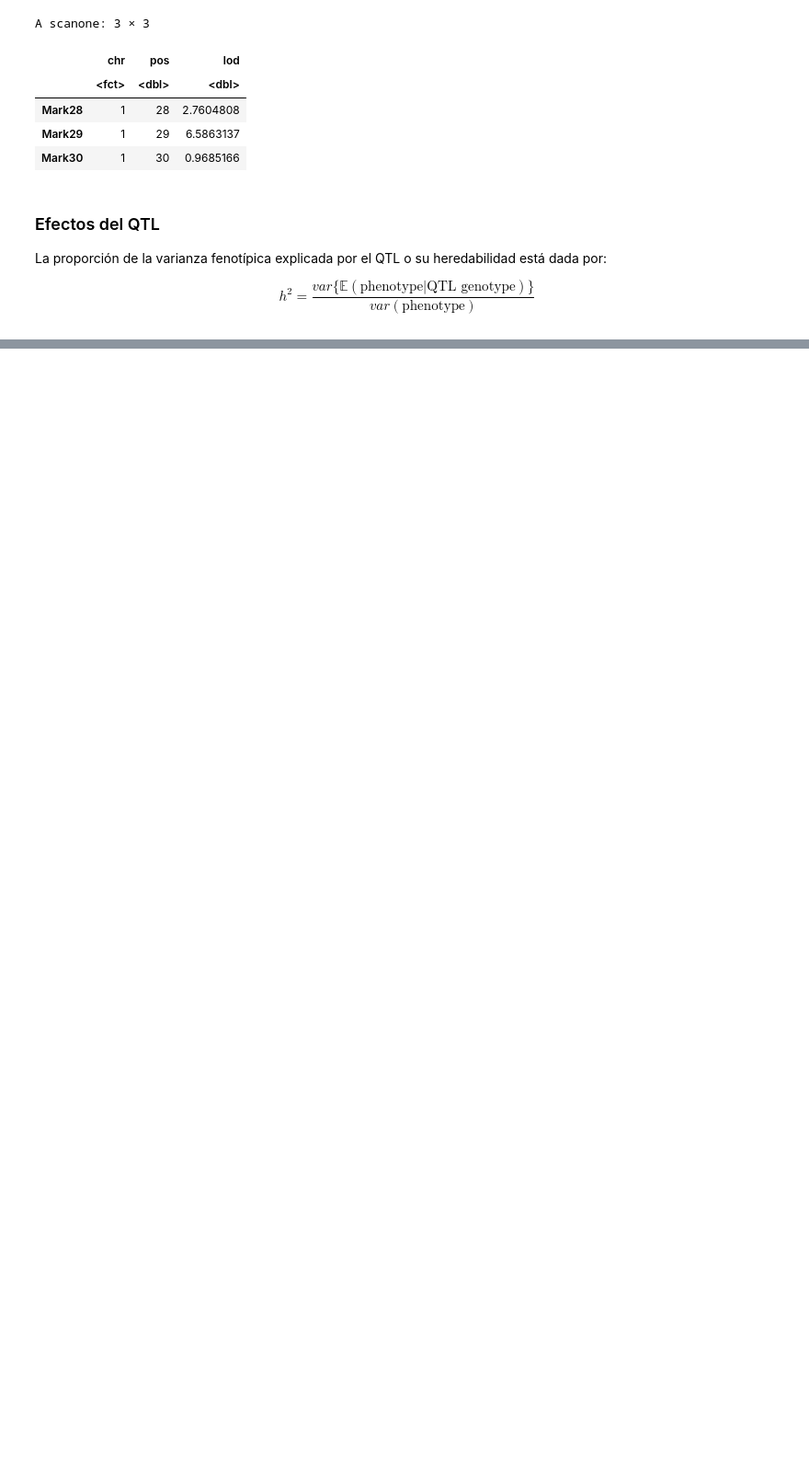
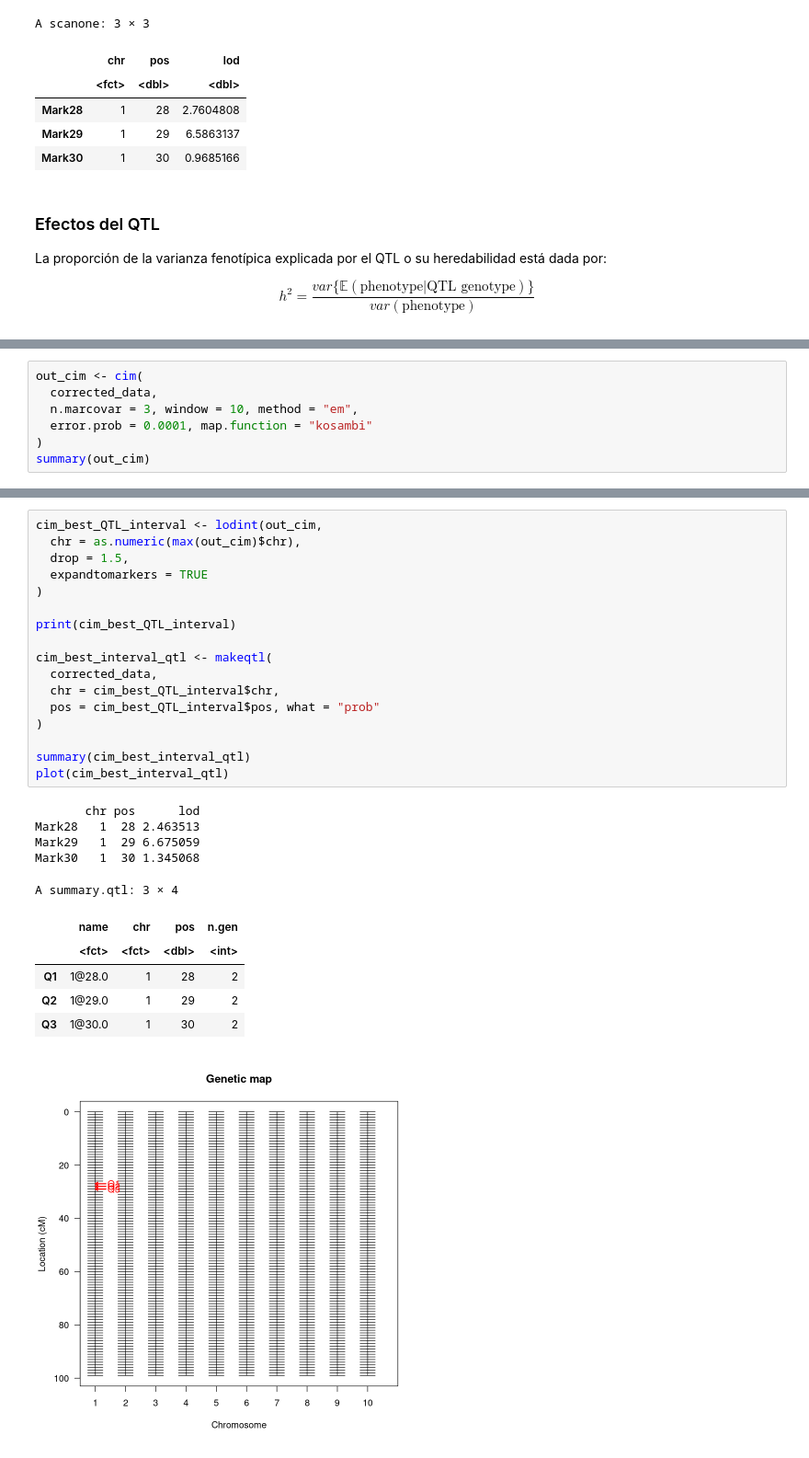
Before and after one commit to hdescobarh/journey-resolution, a Jupyter notebook: GRC_Taller04_mapeo_ligamiento/Code/ejercicio.ipynb, the cells around one changed output, grey strips where cells are left out. Shown at 92% size. Saved outputs shown, nothing was run; the diff lists cells and outputs as text; blank space fills up the shorter version.

```diff
--- a/GRC_Taller04_mapeo_ligamiento/Code/ejercicio.ipynb
+++ b/GRC_Taller04_mapeo_ligamiento/Code/ejercicio.ipynb
@@ -278,0 +316,7 @@ Model   5  87842.14 17568.4279 28.46568 23.06264            0         0
+# %%
+out_cim <- cim(
+  corrected_data,
+  n.marcovar = 3, window = 10, method = "em",
+  error.prob = 0.0001, map.function = "kosambi"
+)
+summary(out_cim)
@@ -278,0 +371,29 @@ Model   5  87842.14 17568.4279 28.46568 23.06264            0         0
+# %%
+cim_best_QTL_interval <- lodint(out_cim,
+  chr = as.numeric(max(out_cim)$chr),
+  drop = 1.5,
+  expandtomarkers = TRUE
+)
+
+print(cim_best_QTL_interval)
+
+cim_best_interval_qtl <- makeqtl(
+  corrected_data,
+  chr = cim_best_QTL_interval$chr,
+  pos = cim_best_QTL_interval$pos, what = "prob"
+)
+
+summary(cim_best_interval_qtl)
+plot(cim_best_interval_qtl)
+# %% [output]
+       chr pos      lod
+Mark28   1  28 2.463513
+Mark29   1  29 6.675059
+Mark30   1  30 1.345068
+A summary.qtl: 3 × 4
+|  | name | chr | pos | n.gen |
+|  | <fct> | <fct> | <dbl> | <int> |
+| Q1 | 1@28.0 | 1 | 28 | 2 |
+| Q2 | 1@29.0 | 1 | 29 | 2 |
+| Q3 | 1@30.0 | 1 | 30 | 2 |
+[figure, added]
```
Also changed, not shown: parts of 21 cells of this notebook.
